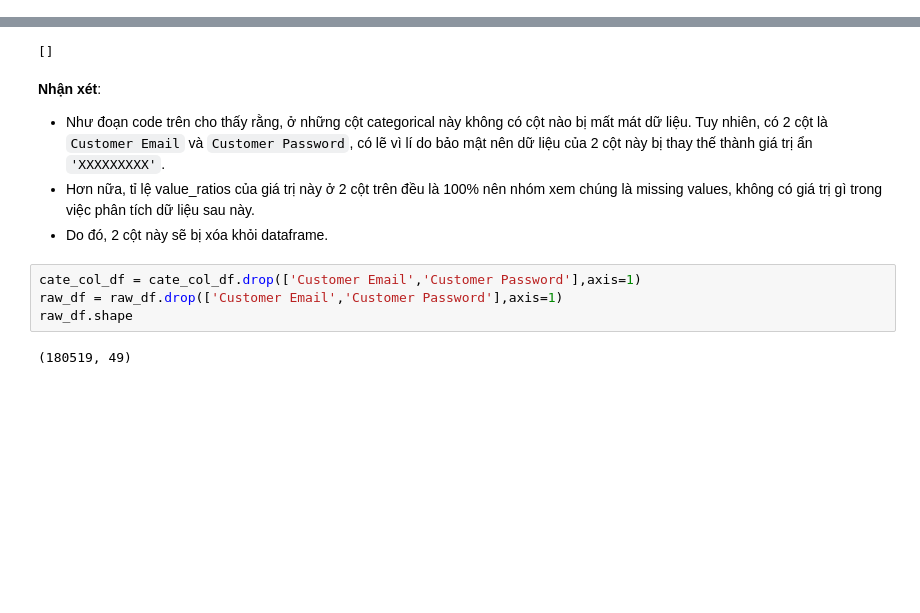
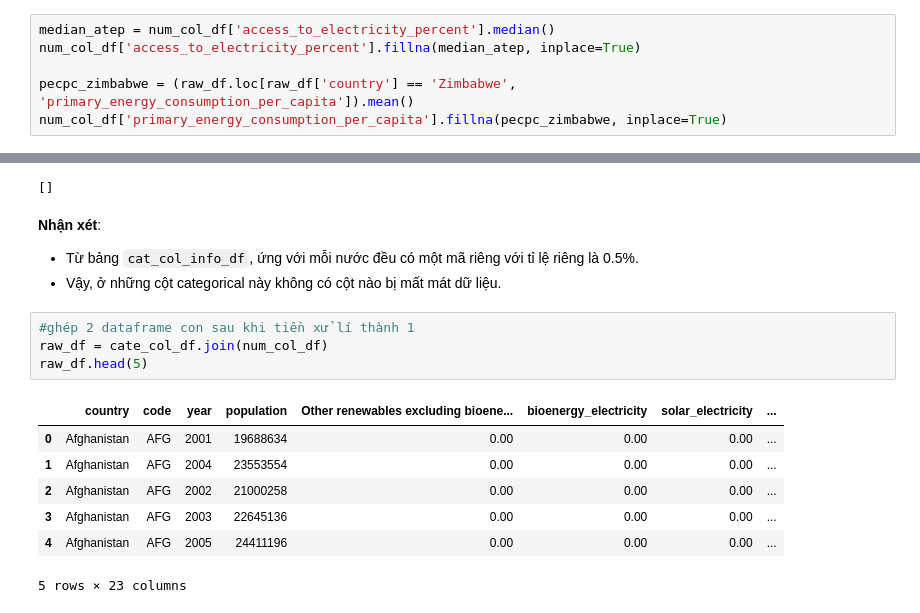
Before and after one commit to phuc-gn/Data-Visualisation-course-HCMUS, a Jupyter notebook: Lab_1/source_codes/notebook.ipynb, the cells around one changed output, grey strips where cells are left out. Saved outputs shown, nothing was run; the diff lists cells and outputs as text; blank space fills up the shorter version.

```diff
--- a/Lab_1/source_codes/notebook.ipynb
+++ b/Lab_1/source_codes/notebook.ipynb
@@ -253,0 +259,6 @@ Không có cột nào trong `numerical_cols` bị mất mát dữ liệu ngoài
+# %%
+median_atep = num_col_df['access_to_electricity_percent'].median()
+num_col_df['access_to_electricity_percent'].fillna(median_atep, inplace=True)
+
+pecpc_zimbabwe = (raw_df.loc[raw_df['country'] == 'Zimbabwe', 'primary_energy_consumption_per_capita']).mean()
+num_col_df['primary_energy_consumption_per_capita'].fillna(pecpc_zimbabwe, inplace=True)
@@ -299,14 +318,19 @@ missing_raio_cols = cat_col_info_df.columns[cat_col_info_df.iloc[0] > 0.0].tolis
 print(missing_raio_cols)
 # %% [output]
 []
-# %% [markdown]
-**Nhận xét**:
-- Như đoạn code trên cho thấy rằng, ở những cột categorical này không có cột nào bị mất mát dữ liệu. Tuy nhiên, có 2 cột là `Customer Email` và `Customer Password`, có lẽ vì lí do bảo mật nên dữ liệu của 2 cột này bị thay thế thành giá trị ẩn `'XXXXXXXXX'`.
-- Hơn nữa, tỉ lệ value_ratios của giá trị này ở 2 cột trên đều là 100% nên nhóm xem chúng là missing values, không có giá trị gì trong việc phân tích dữ liệu sau này.
-- Do đó, 2 cột này sẽ bị xóa khỏi dataframe.
-# %%
-cate_col_df = cate_col_df.drop(['Customer Email','Customer Password'],axis=1)
-raw_df = raw_df.drop(['Customer Email','Customer Password'],axis=1)
-raw_df.shape
-# %% [output]
-(180519, 49)
+# %% [markdown]
+**Nhận xét**:
+- Từ bảng `cat_col_info_df`, ứng với mỗi nước đều có một mã riêng với tỉ lệ riêng là 0.5%.
+- Vậy, ở những cột categorical này không có cột nào bị mất mát dữ liệu.
+# %%
+#ghép 2 dataframe con sau khi tiền xử lí thành 1
+raw_df = cate_col_df.join(num_col_df)
+raw_df.head(5)
+# %% [output]
+|  | country | code | year | population | Other renewables excluding bioene... | bioenergy_electricity | solar_electricity | ... |
+| 0 | Afghanistan | AFG | 2001 | 19688634 | 0.00 | 0.00 | 0.00 | ... |
+| 1 | Afghanistan | AFG | 2004 | 23553554 | 0.00 | 0.00 | 0.00 | ... |
+| 2 | Afghanistan | AFG | 2002 | 21000258 | 0.00 | 0.00 | 0.00 | ... |
+| 3 | Afghanistan | AFG | 2003 | 22645136 | 0.00 | 0.00 | 0.00 | ... |
+| 4 | Afghanistan | AFG | 2005 | 24411196 | 0.00 | 0.00 | 0.00 | ... |
+5 rows × 23 columns
```
Also changed, not shown: parts of 26 cells of this notebook, 5 other files.
